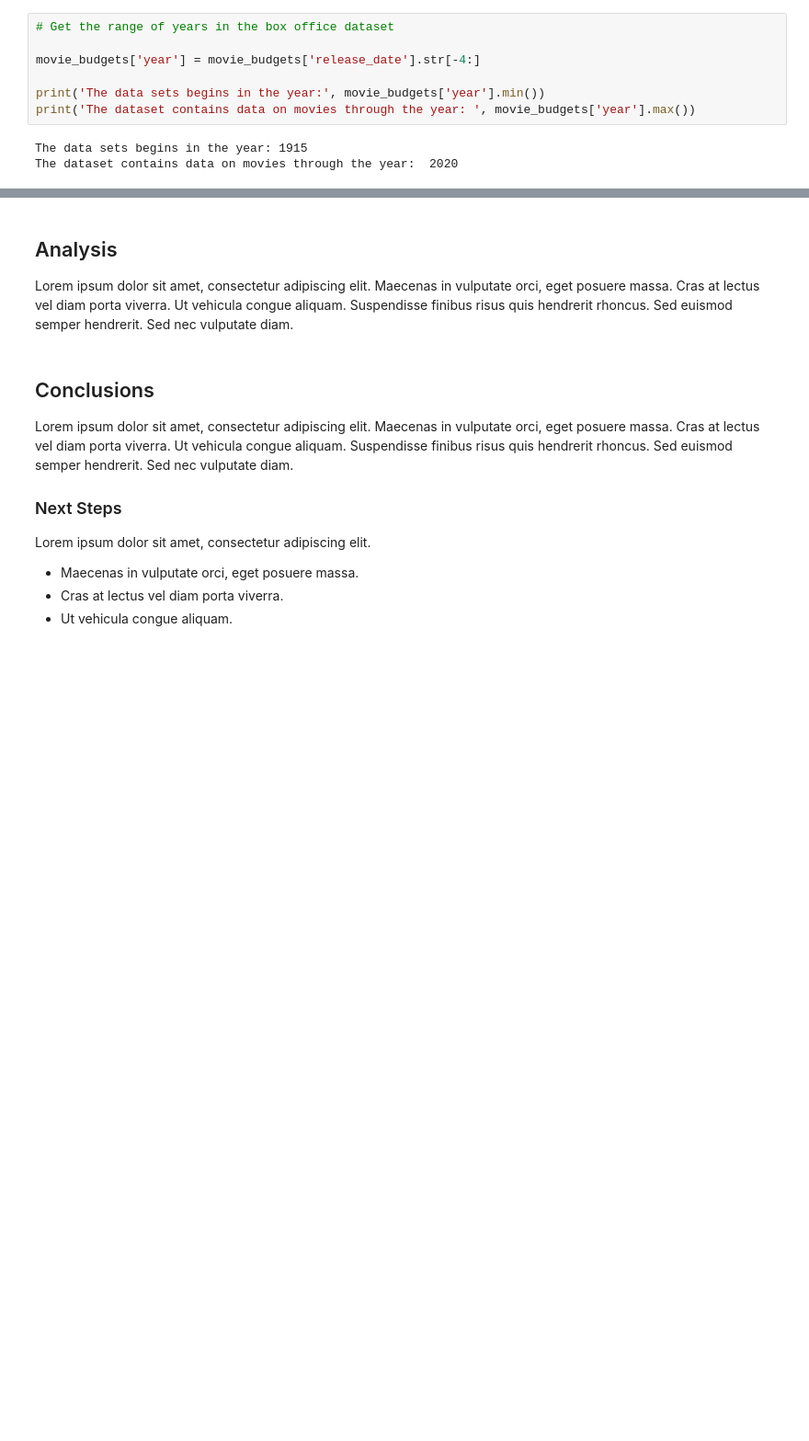
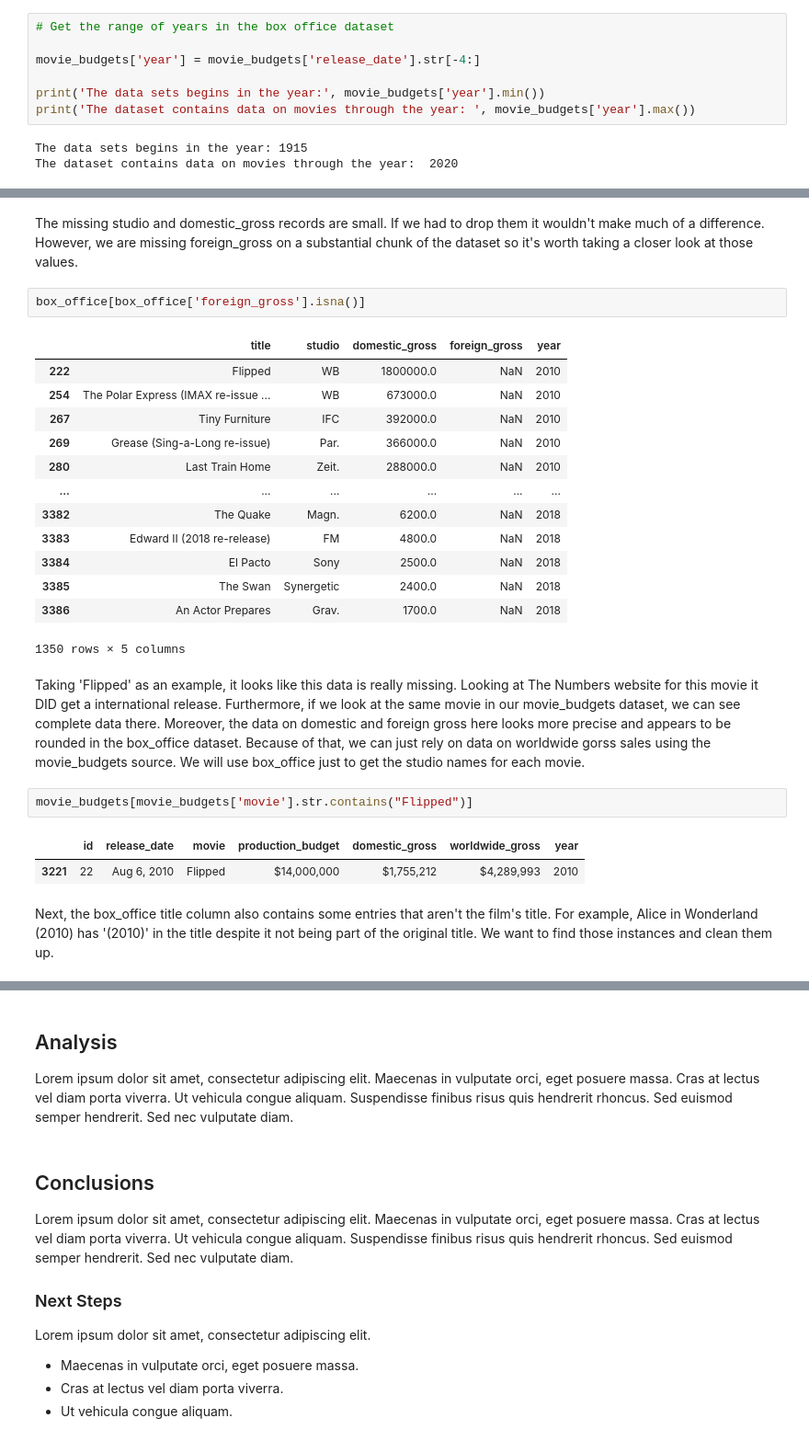
Before and after one commit to robertharrow/microsoft-movie-studio-analysis, a Jupyter notebook: microsoft_movie_studio_analysis.ipynb, the cells around one changed output, grey strips where cells are left out. Shown at 92% size. Cells and saved outputs as stored; diff of their text form; blank space fills up the shorter version.

```diff
--- a/microsoft_movie_studio_analysis.ipynb
+++ b/microsoft_movie_studio_analysis.ipynb
@@ -161,0 +186,28 @@ Lorem ipsum dolor sit amet, consectetur adipiscing elit.
+# %% [markdown]
+The missing studio and domestic_gross records are small. If we had to drop them it wouldn't make much of a difference.
+However, we are missing foreign_gross on a substantial chunk of the dataset so it's worth taking a closer look at those values.
+# %%
+box_office[box_office['foreign_gross'].isna()]
+# %% [output]
+|  | title | studio | domestic_gross | foreign_gross | year |
+| 222 | Flipped | WB | 1800000.0 | NaN | 2010 |
+| 254 | The Polar Express (IMAX re-issue ... | WB | 673000.0 | NaN | 2010 |
+| 267 | Tiny Furniture | IFC | 392000.0 | NaN | 2010 |
+| 269 | Grease (Sing-a-Long re-issue) | Par. | 366000.0 | NaN | 2010 |
+| 280 | Last Train Home | Zeit. | 288000.0 | NaN | 2010 |
+| ... | ... | ... | ... | ... | ... |
+| 3382 | The Quake | Magn. | 6200.0 | NaN | 2018 |
+| 3383 | Edward II (2018 re-release) | FM | 4800.0 | NaN | 2018 |
+| 3384 | El Pacto | Sony | 2500.0 | NaN | 2018 |
+| 3385 | The Swan | Synergetic | 2400.0 | NaN | 2018 |
+| 3386 | An Actor Prepares | Grav. | 1700.0 | NaN | 2018 |
+1350 rows × 5 columns
+# %% [markdown]
+Taking 'Flipped' as an example, it looks like this data is really missing. Looking at The Numbers website for this movie it DID get a international release. Furthermore, if we look at the same movie in our movie_budgets dataset, we can see complete data there. Moreover, the data on domestic and foreign gross here looks more precise and appears to be rounded in the box_office dataset. Because of that, we can just rely on data on worldwide gorss sales using the movie_budgets source. We will use box_office just to get the studio names for each movie.
+# %%
+movie_budgets[movie_budgets['movie'].str.contains("Flipped")]
+# %% [output]
+|  | id | release_date | movie | production_budget | domestic_gross | worldwide_gross | year |
+| 3221 | 22 | Aug 6, 2010 | Flipped | $14,000,000 | $1,755,212 | $4,289,993 | 2010 |
+# %% [markdown]
+Next, the box_office title column also contains some entries that aren't the film's title. For example, Alice in Wonderland (2010) has '(2010)' in the title despite it not being part of the original title. We want to find those instances and clean them up.
```
Also changed, not shown: parts of 20 cells of this notebook.
